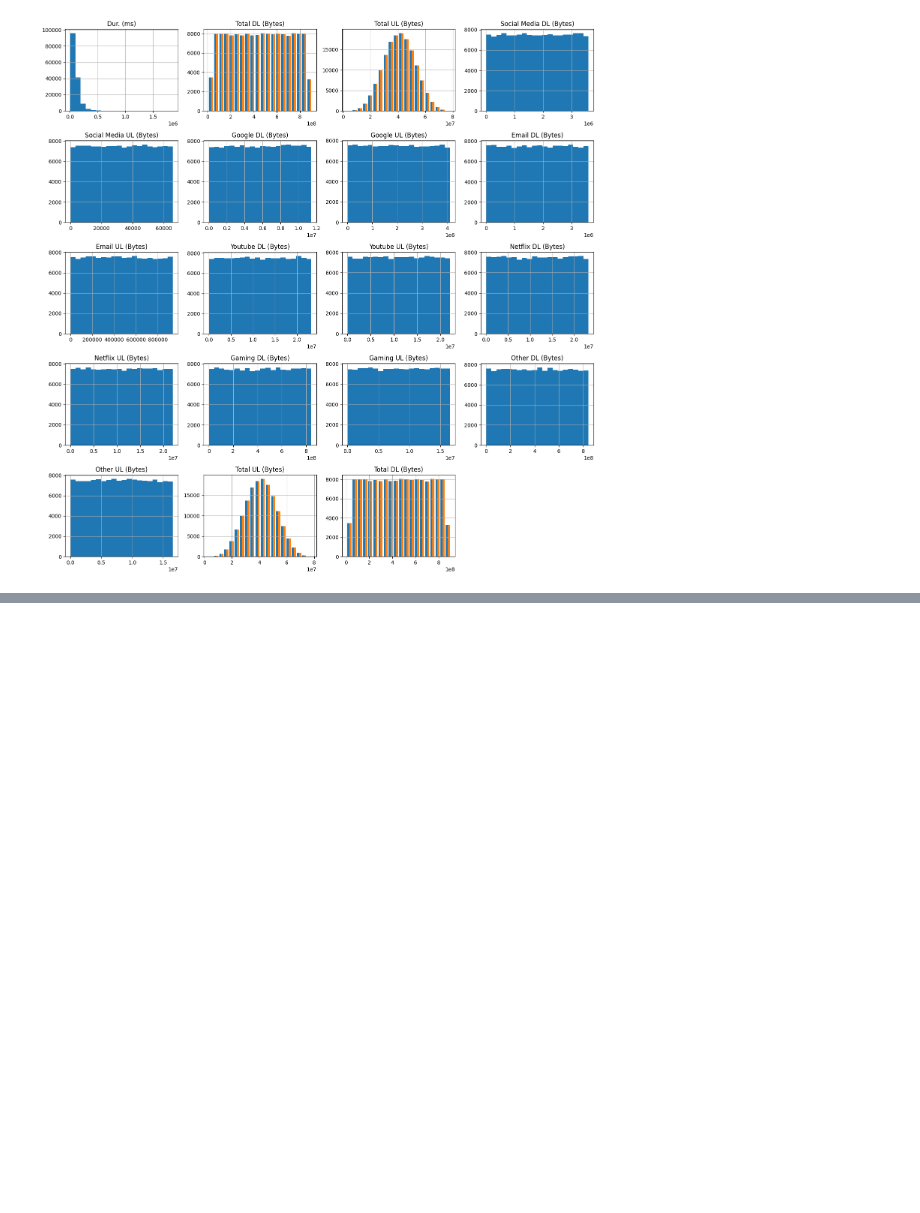
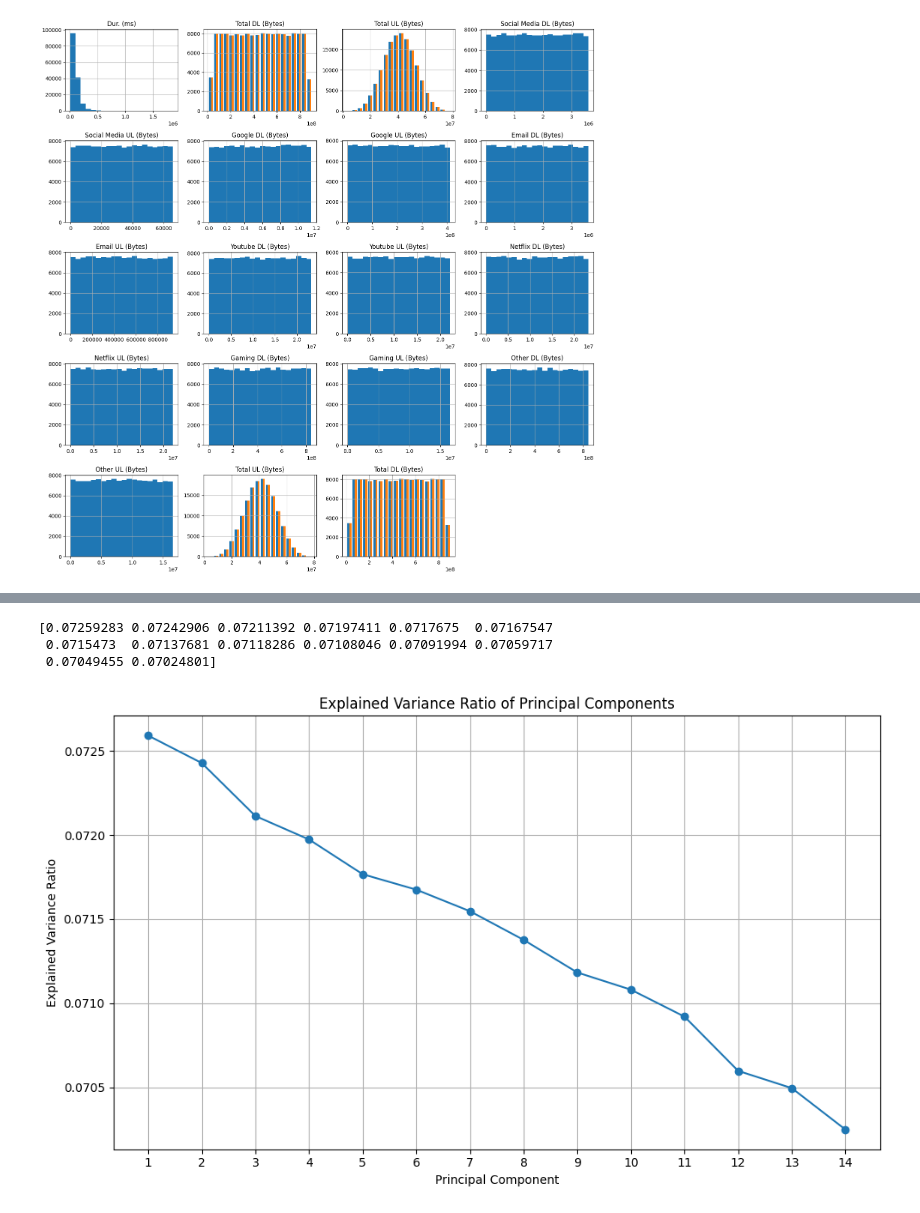
Before and after one commit to IamYunusAli/Acquired, a Jupyter notebook: notebooks/Company_analysis.ipynb, the cells around one changed output, grey strips where cells are left out. Saved outputs shown, nothing was run; the diff lists cells and outputs as text; code cells hidden in the pictures; blank space fills up the shorter version.

```diff
--- a/notebooks/Company_analysis.ipynb
+++ b/notebooks/Company_analysis.ipynb
@@ -397,0 +432,25 @@ plt.show()
+# %%
+# Dimensionality Reduction
+scaler = StandardScaler()
+df_scaled = scaler.fit_transform(df[applications])
+pca = PCA()
+pca.fit(df_scaled)
+# Display the explained variance ratio of the principal components
+explained_variance_ratio = pca.explained_variance_ratio_
+print(explained_variance_ratio)
+
+# visualization
+plt.figure(figsize=(10, 6))
+plt.plot(range(1, len(explained_variance_ratio) + 1), explained_variance_ratio, marker='o')
+plt.title('Explained Variance Ratio of Principal Components')
+plt.xlabel('Principal Component')
+plt.ylabel('Explained Variance Ratio')
+plt.xticks(range(1, len(explained_variance_ratio) + 1))
+plt.grid()
+plt.tight_layout()
+plt.show()
+# %% [output]
+[0.07259283 0.07242906 0.07211392 0.07197411 0.0717675  0.07167547
+ 0.0715473  0.07137681 0.07118286 0.07108046 0.07091994 0.07059717
+ 0.07049455 0.07024801]
+[figure, added]
```
Also changed, not shown: parts of 3 cells of this notebook.
